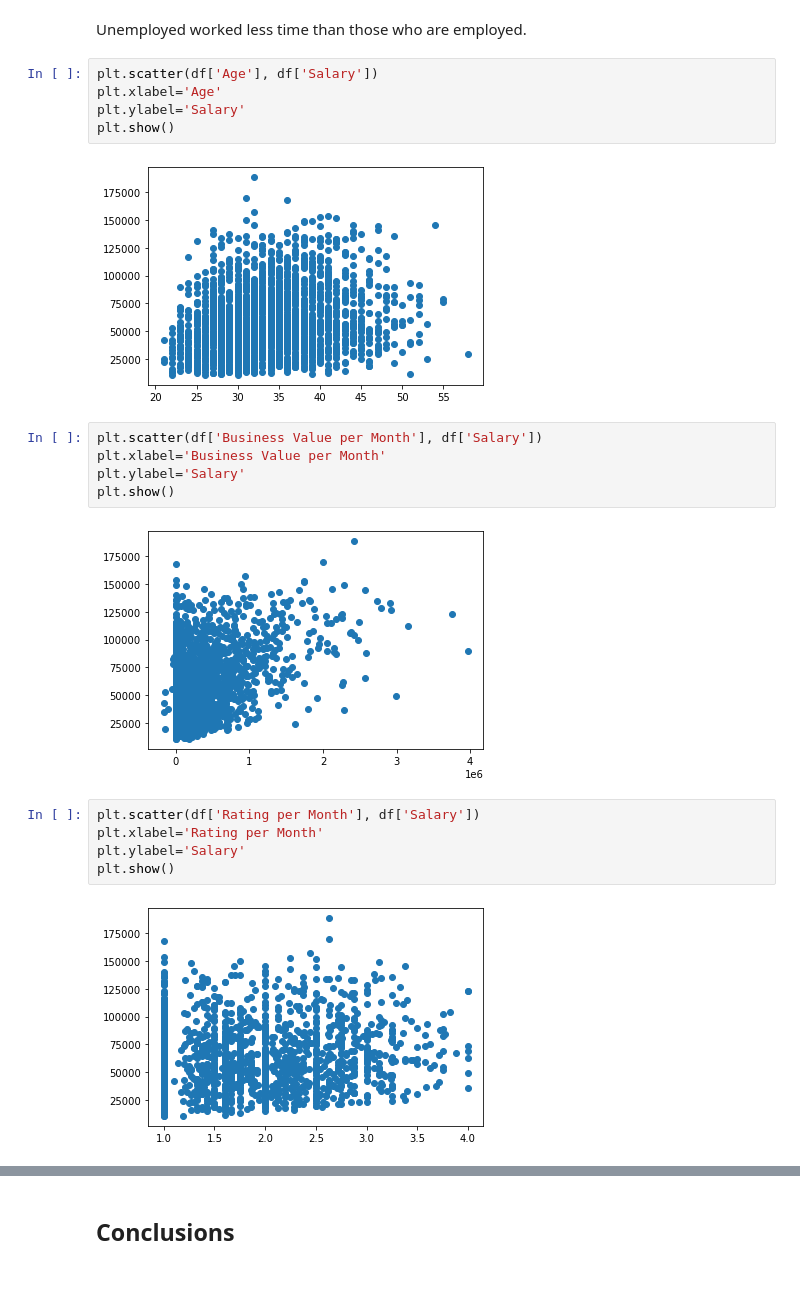
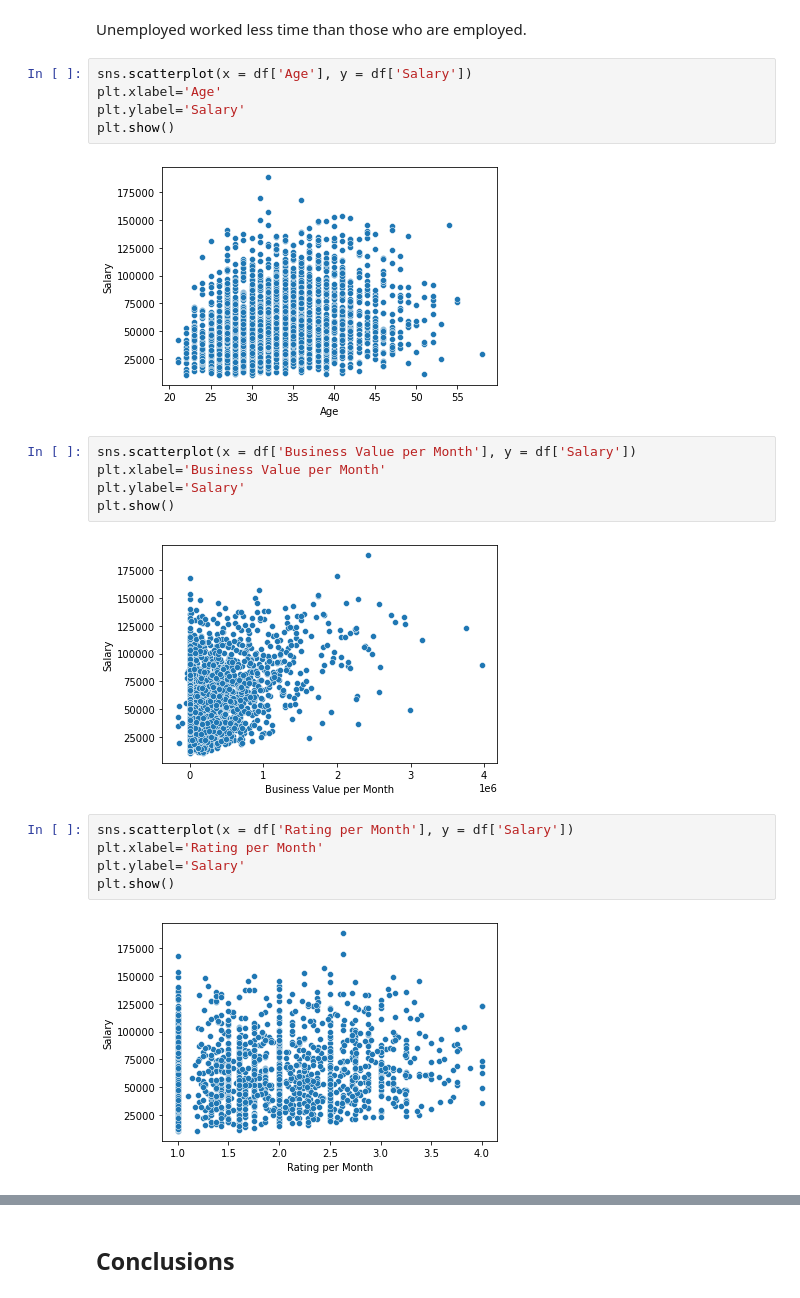
Before and after one commit to mikolajhojda/Business-Hackathon-2022, a Jupyter notebook: HR.ipynb, the cells around one changed output, grey strips where cells are left out. Drawn from its saved outputs; the diff is of its cells as text.

```diff
--- a/HR.ipynb
+++ b/HR.ipynb
@@ -476,24 +478,24 @@ plt.show()
 # %% [markdown]
 Unemployed worked less time than those who are employed.
 # %%
-plt.scatter(df['Age'], df['Salary'])
+sns.scatterplot(x = df['Age'], y = df['Salary'])
 plt.xlabel='Age'
 plt.ylabel='Salary'
 plt.show()
 # %% [output]
-[figure, old version]
+[figure, new version]
 # %%
-plt.scatter(df['Business Value per Month'], df['Salary'])
+sns.scatterplot(x = df['Business Value per Month'], y = df['Salary'])
 plt.xlabel='Business Value per Month'
 plt.ylabel='Salary'
 plt.show()
 # %% [output]
-[figure, old version]
+[figure, new version]
 # %%
-plt.scatter(df['Rating per Month'], df['Salary'])
+sns.scatterplot(x = df['Rating per Month'], y = df['Salary'])
 plt.xlabel='Rating per Month'
 plt.ylabel='Salary'
 plt.show()
 # %% [output]
-[figure, old version]
+[figure, new version]
 # %%
```
Also changed, not shown: parts of 7 cells of this notebook.
